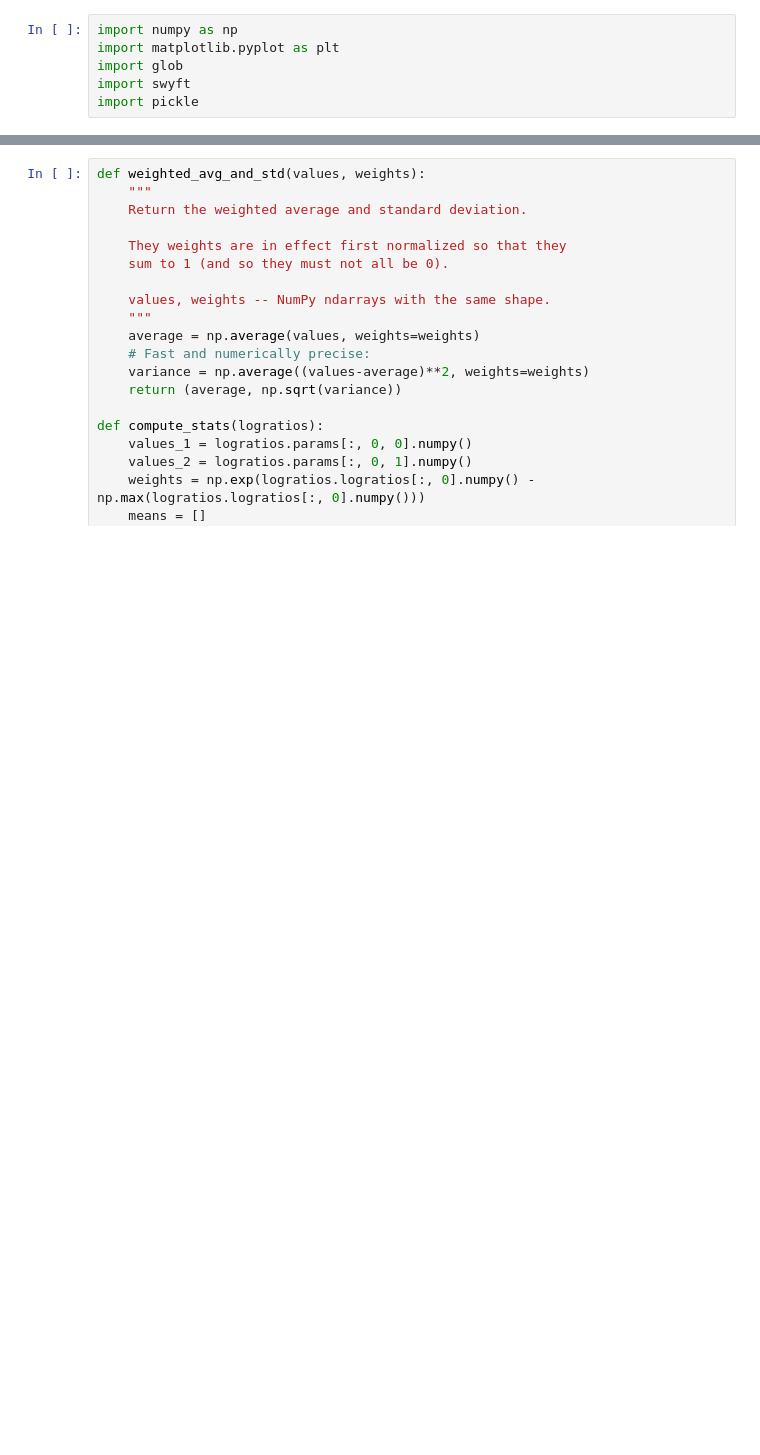
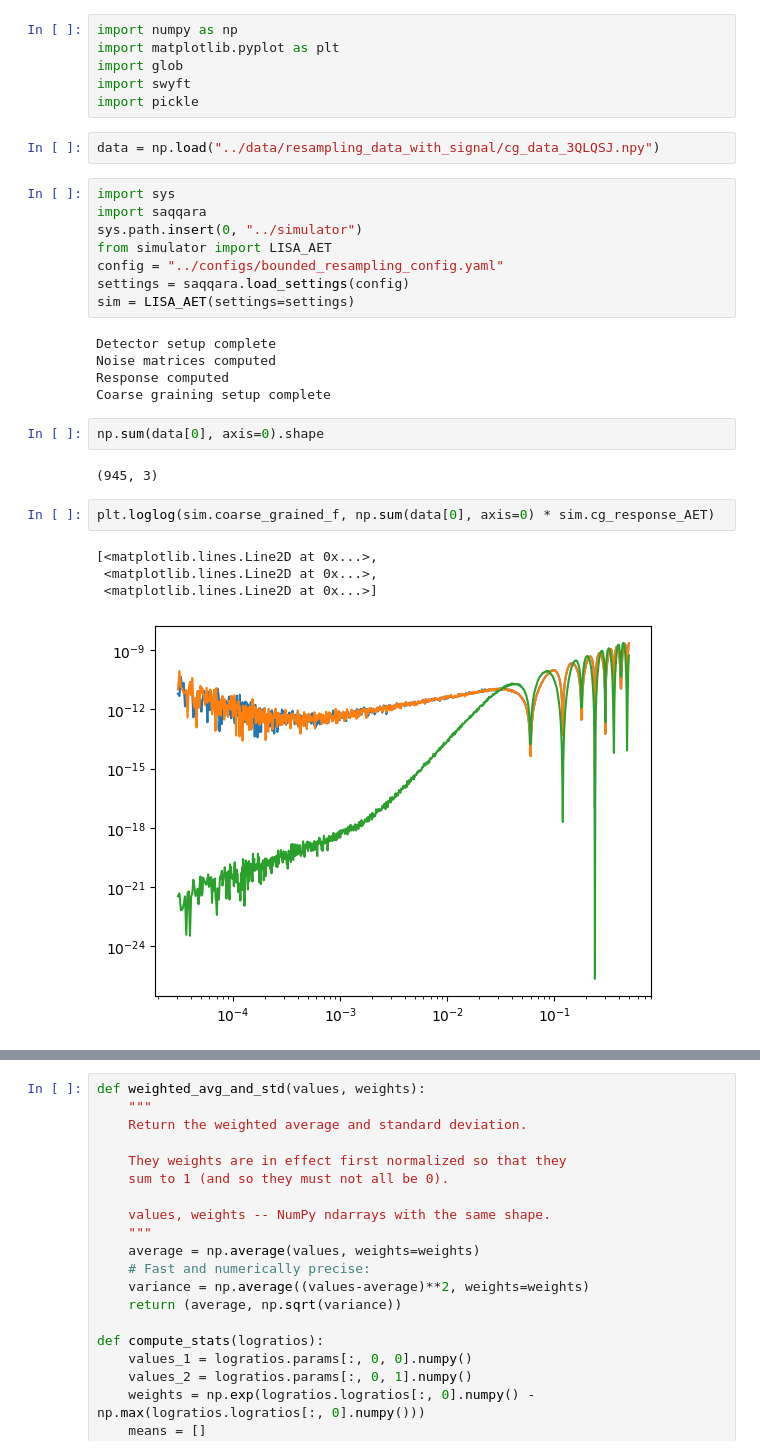
Before and after one commit to PEREGRINE-GW/saqqara, a Jupyter notebook: examples/vary_noise/explore/plotting.ipynb, the cells around one changed output, grey strips where cells are left out. Drawn from its saved outputs; the diff is of its cells as text; blank space fills up the shorter version.

```diff
--- a/examples/vary_noise/explore/plotting.ipynb
+++ b/examples/vary_noise/explore/plotting.ipynb
@@ -4,3 +4,29 @@ import matplotlib.pyplot as plt
 import glob
 import swyft
 import pickle
+# %%
+data = np.load("../data/resampling_data_with_signal/cg_data_3QLQSJ.npy")
+# %%
+import sys
+import saqqara
+sys.path.insert(0, "../simulator")
+from simulator import LISA_AET
+config = "../configs/bounded_resampling_config.yaml"
+settings = saqqara.load_settings(config)
+sim = LISA_AET(settings=settings)
+# %% [output]
+Detector setup complete
+Noise matrices computed
+Response computed
+Coarse graining setup complete
+# %%
+np.sum(data[0], axis=0).shape
+# %% [output]
+(945, 3)
+# %%
+plt.loglog(sim.coarse_grained_f, np.sum(data[0], axis=0) * sim.cg_response_AET)
+# %% [output]
+[<matplotlib.lines.Line2D at 0x...>,
+ <matplotlib.lines.Line2D at 0x...>,
+ <matplotlib.lines.Line2D at 0x...>]
+[figure, added]
```
Also changed, not shown: parts of 13 cells of this notebook, 15 other files.
